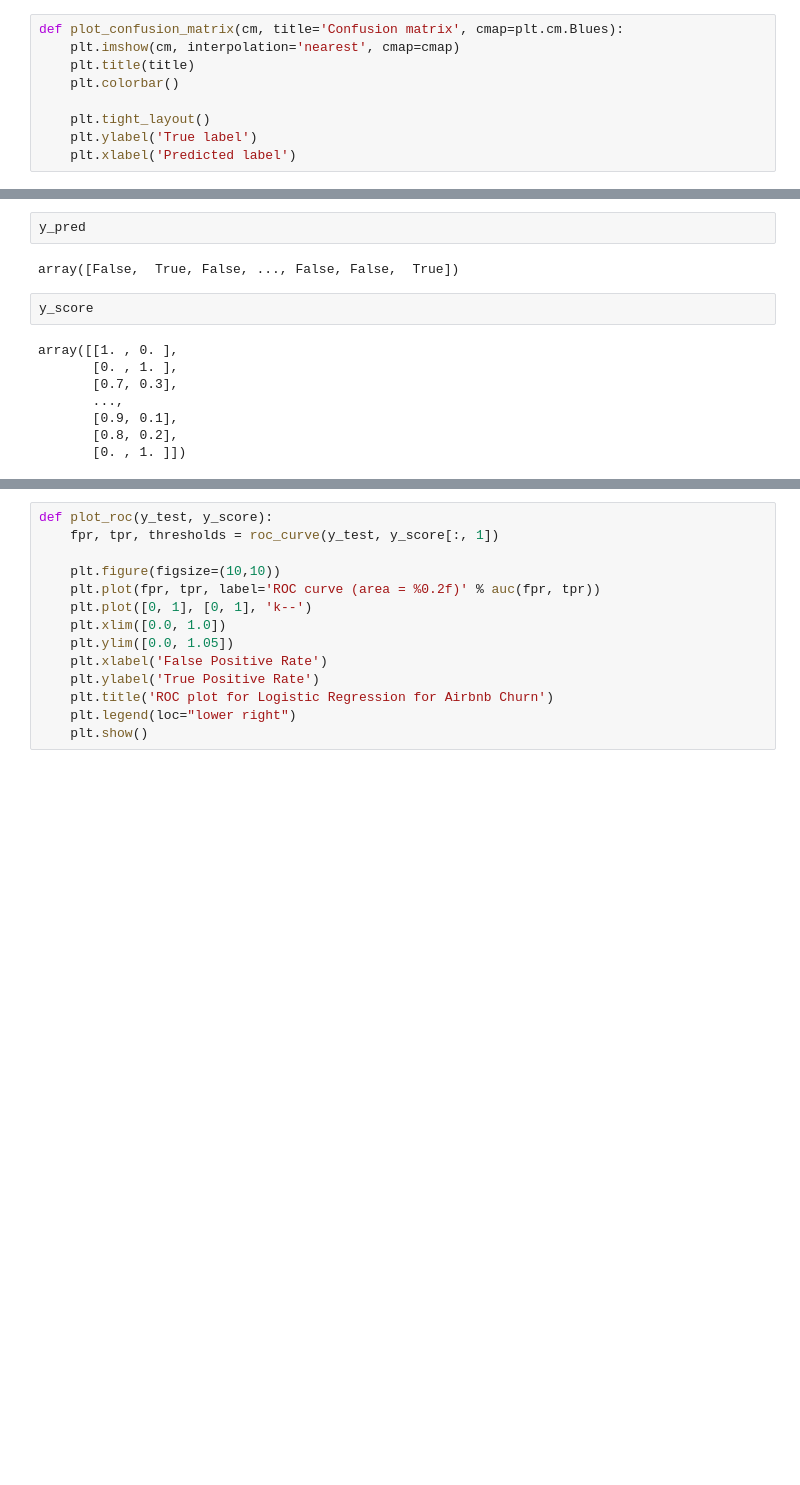
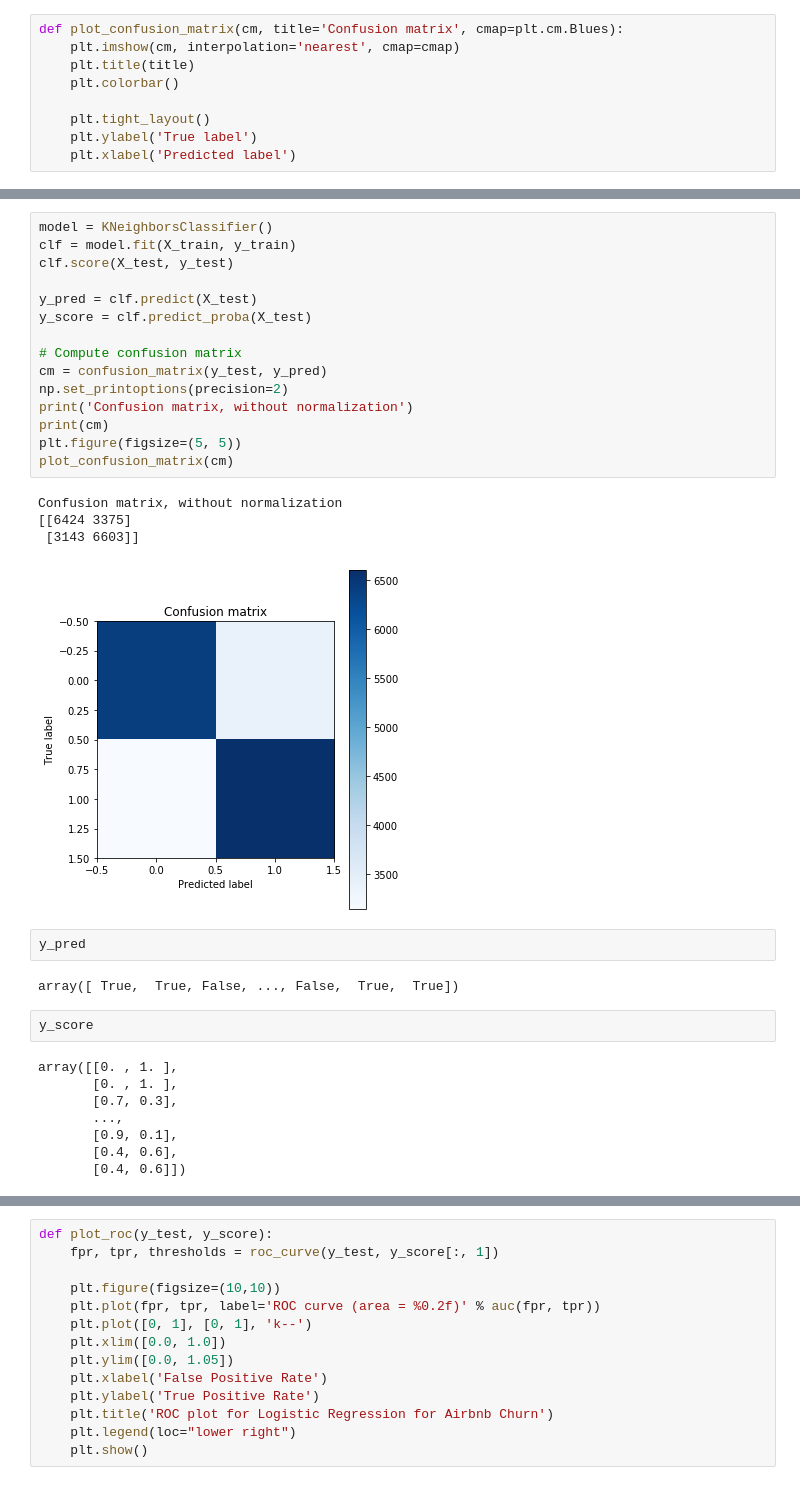
Before and after one commit to hyphaebeast/debugging-data-science, a Jupyter notebook: notebooks/airbnb_churn-part1.ipynb, the cells around one changed output, grey strips where cells are left out. Saved outputs shown, nothing was run; the diff lists cells and outputs as text; blank space fills up the shorter version.

```diff
--- a/notebooks/airbnb_churn-part1.ipynb
+++ b/notebooks/airbnb_churn-part1.ipynb
@@ -285,17 +301,37 @@ Confusion matrix, without normalization
+# %%
+model = KNeighborsClassifier()
+clf = model.fit(X_train, y_train)
+clf.score(X_test, y_test)
+
+y_pred = clf.predict(X_test)
+y_score = clf.predict_proba(X_test)
+
+# Compute confusion matrix
+cm = confusion_matrix(y_test, y_pred)
+np.set_printoptions(precision=2)
+print('Confusion matrix, without normalization')
+print(cm)
+plt.figure(figsize=(5, 5))
+plot_confusion_matrix(cm)
+# %% [output]
+Confusion matrix, without normalization
+[[6424 3375]
+ [3143 6603]]
+[figure, added]
 # %%
 y_pred
 # %% [output]
-array([False,  True, False, ..., False, False,  True])
+array([ True,  True, False, ..., False,  True,  True])
 # %%
 y_score
 # %% [output]
-array([[1. , 0. ],
+array([[0. , 1. ],
        [0. , 1. ],
        [0.7, 0.3],
        ...,
        [0.9, 0.1],
-       [0.8, 0.2],
-       [0. , 1. ]])
+       [0.4, 0.6],
+       [0.4, 0.6]])
 # %%
 print(classification_report(y_test, y_pred))
 # %% [output]
```
Also changed, not shown: parts of 32 cells of this notebook, 6 other files.
